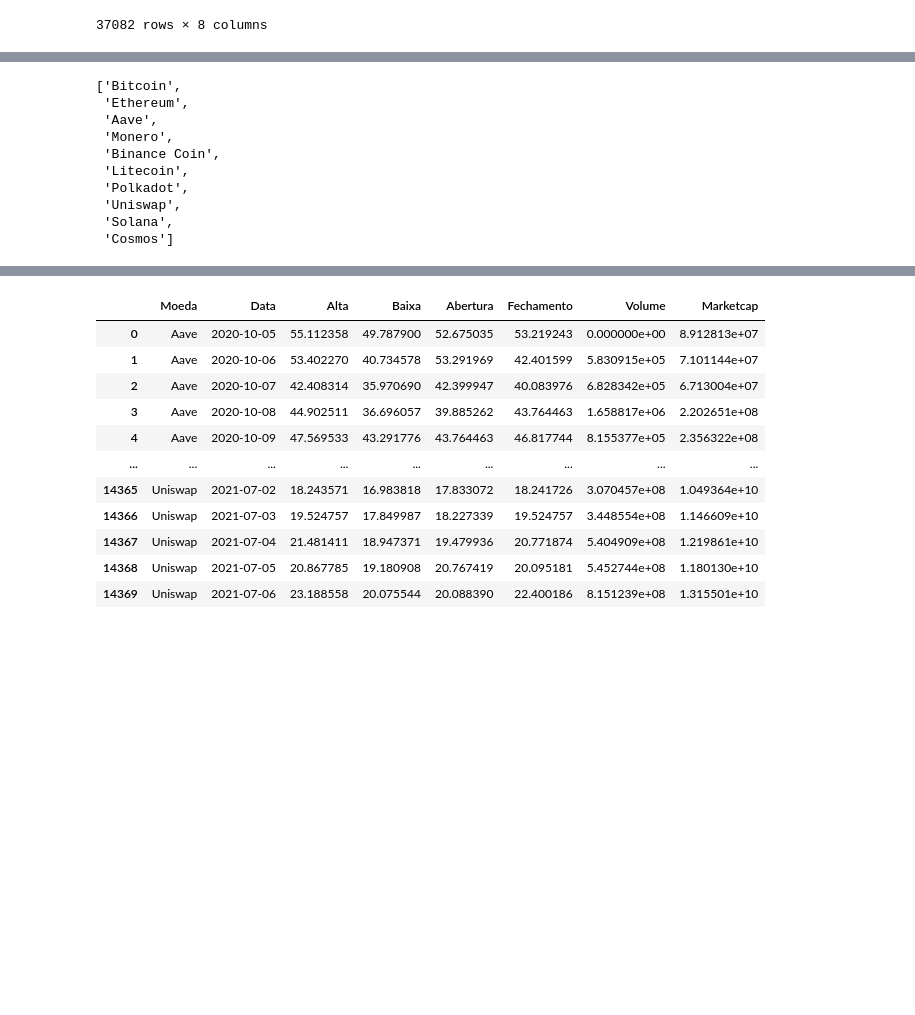
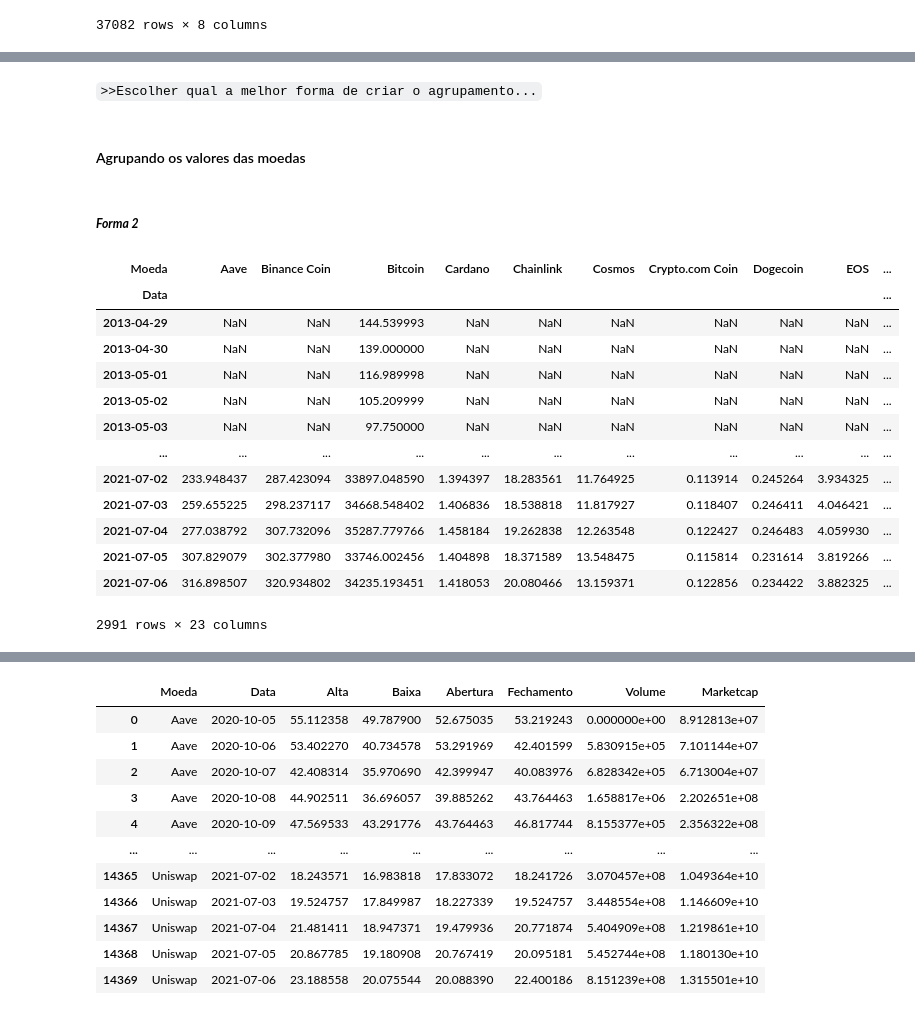
Before and after one commit to NewKanvas/M5-Projeto-5, a Jupyter notebook: analise.ipynb, the cells around one changed output, grey strips where cells are left out. Drawn from its saved outputs; the diff is of its cells as text; code cells hidden in the pictures; blank space fills up the shorter version.

Commit message:
Reformulando Agrupamento das Moedas e explicando codigos

```diff
--- a/analise.ipynb
+++ b/analise.ipynb
@@ -149,13 +125,28 @@ cripto_top10 = criptomedia.index.tolist()
-# %%
-cripto_top10
-# %% [output]
-['Bitcoin',
- 'Ethereum',
- 'Aave',
- 'Monero',
- 'Binance Coin',
- 'Litecoin',
- 'Polkadot',
- 'Uniswap',
- 'Solana',
- 'Cosmos']
+# %% [markdown]
+`>>Escolher qual a melhor forma de criar o agrupamento...`
+# %% [markdown]
+#### Agrupando os valores das moedas
+# %% [markdown]
+##### ***Forma 2***
+# %%
+# Criando copia Formatada do Dataframe Original
+cripto_form = cripto.set_index(['Moeda', 'Data']).unstack(level=0)
+# Selecionando o valor de Fechamento
+cripto_grp = cripto_form['Fechamento'] # Pode mudar para selecionar outro valor
+
+cripto_grp
+# %% [output]
+| Moeda | Aave | Binance Coin | Bitcoin | Cardano | Chainlink | Cosmos | Crypto.com Coin | Dogecoin | EOS | ... |
+| Data |  |  |  |  |  |  |  |  |  | ... |
+| 2013-04-29 | NaN | NaN | 144.539993 | NaN | NaN | NaN | NaN | NaN | NaN | ... |
+| 2013-04-30 | NaN | NaN | 139.000000 | NaN | NaN | NaN | NaN | NaN | NaN | ... |
+| 2013-05-01 | NaN | NaN | 116.989998 | NaN | NaN | NaN | NaN | NaN | NaN | ... |
+| 2013-05-02 | NaN | NaN | 105.209999 | NaN | NaN | NaN | NaN | NaN | NaN | ... |
+| 2013-05-03 | NaN | NaN | 97.750000 | NaN | NaN | NaN | NaN | NaN | NaN | ... |
+| ... | ... | ... | ... | ... | ... | ... | ... | ... | ... | ... |
+| 2021-07-02 | 233.948437 | 287.423094 | 33897.048590 | 1.394397 | 18.283561 | 11.764925 | 0.113914 | 0.245264 | 3.934325 | ... |
+| 2021-07-03 | 259.655225 | 298.237117 | 34668.548402 | 1.406836 | 18.538818 | 11.817927 | 0.118407 | 0.246411 | 4.046421 | ... |
+| 2021-07-04 | 277.038792 | 307.732096 | 35287.779766 | 1.458184 | 19.262838 | 12.263548 | 0.122427 | 0.246483 | 4.059930 | ... |
+| 2021-07-05 | 307.829079 | 302.377980 | 33746.002456 | 1.404898 | 18.371589 | 13.548475 | 0.115814 | 0.231614 | 3.819266 | ... |
+| 2021-07-06 | 316.898507 | 320.934802 | 34235.193451 | 1.418053 | 20.080466 | 13.159371 | 0.122856 | 0.234422 | 3.882325 | ... |
+2991 rows × 23 columns
```
Also changed, not shown: parts of 18 cells of this notebook, 1 other file.
